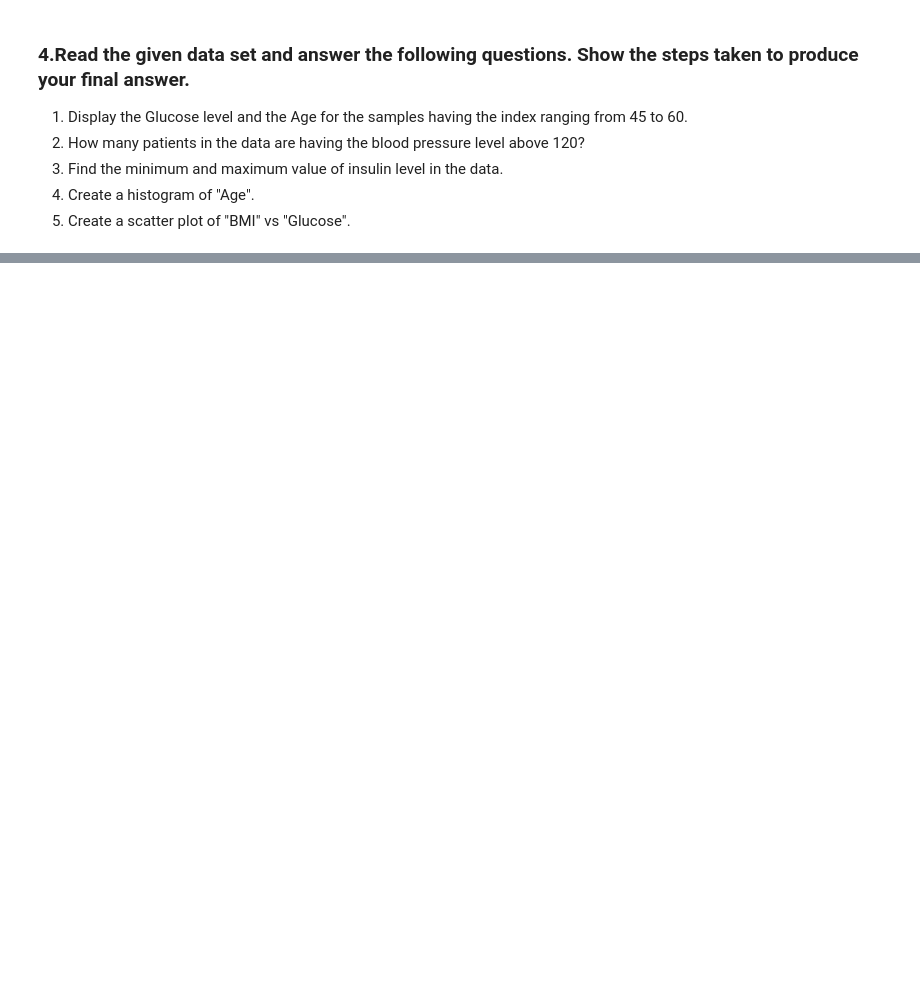
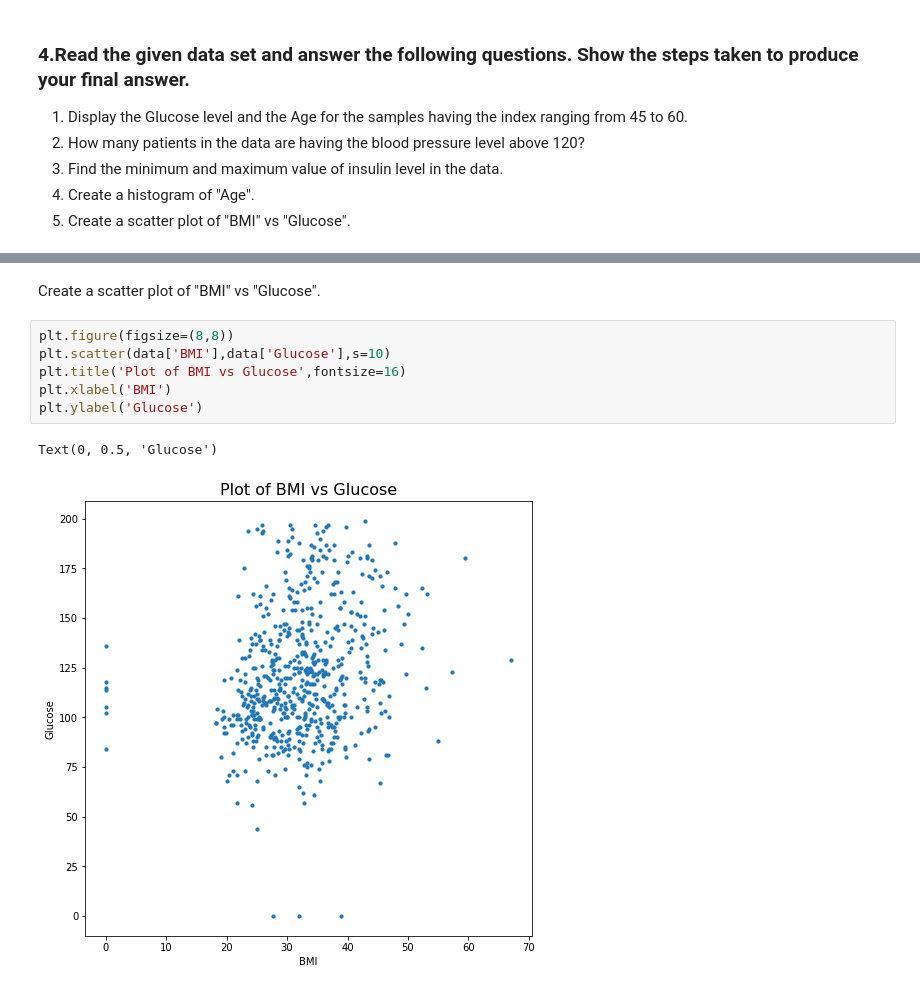
Before and after one commit to helgabensly/week3_activity, a Jupyter notebook: Week_3_Activity.ipynb, the cells around one changed output, grey strips where cells are left out. Cells and saved outputs as stored; diff of their text form; blank space fills up the shorter version.

```diff
--- a/Week_3_Activity.ipynb
+++ b/Week_3_Activity.ipynb
@@ -19,0 +137,11 @@
+# %% [markdown]
+Create a scatter plot of "BMI" vs "Glucose".
+# %%
+plt.figure(figsize=(8,8))
+plt.scatter(data['BMI'],data['Glucose'],s=10)
+plt.title('Plot of BMI vs Glucose',fontsize=16)
+plt.xlabel('BMI')
+plt.ylabel('Glucose')
+# %% [output]
+Text(0, 0.5, 'Glucose')
+[figure, added]
```
Also changed, not shown: parts of 17 cells of this notebook.
